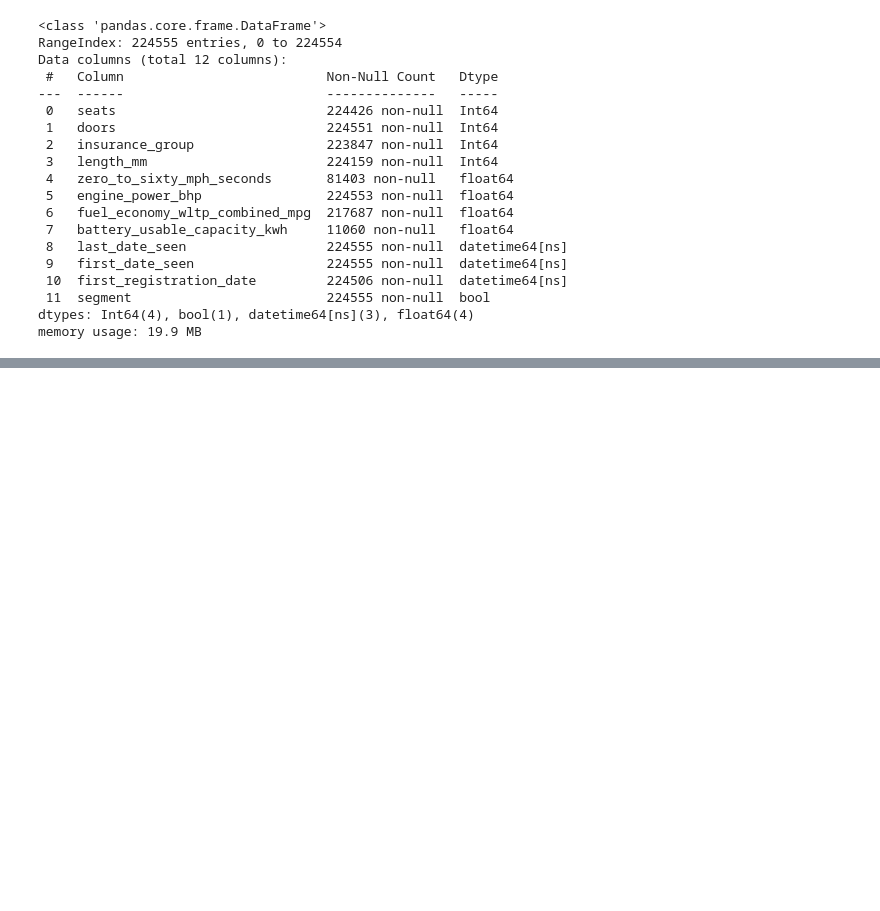
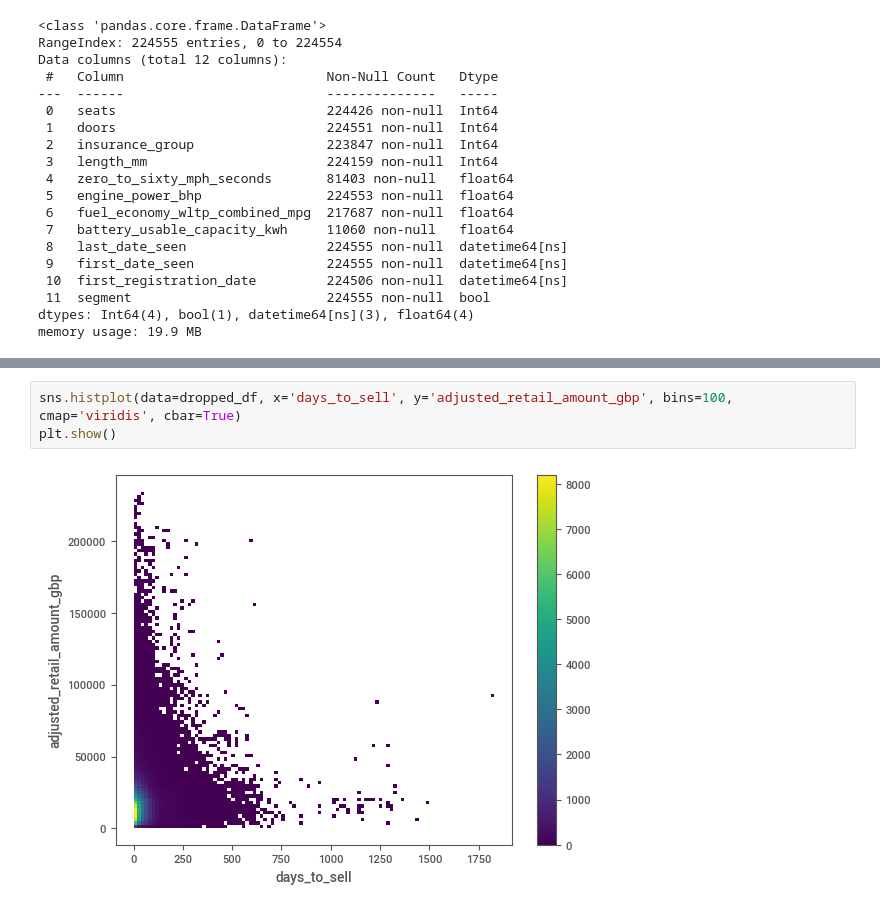
Before and after one commit to 4REHMA70/auto-trader, a Jupyter notebook: a.ipynb, the cells around one changed output, grey strips where cells are left out. Drawn from its saved outputs; the diff is of its cells as text; blank space fills up the shorter version.

```diff
--- a/a.ipynb
+++ b/a.ipynb
@@ -243,0 +382,5 @@ memory usage: 19.9 MB
+# %%
+sns.histplot(data=dropped_df, x='days_to_sell', y='adjusted_retail_amount_gbp', bins=100, cmap='viridis', cbar=True)
+plt.show()
+# %% [output]
+[figure, added]
```
Also changed, not shown: parts of 10 cells of this notebook.
